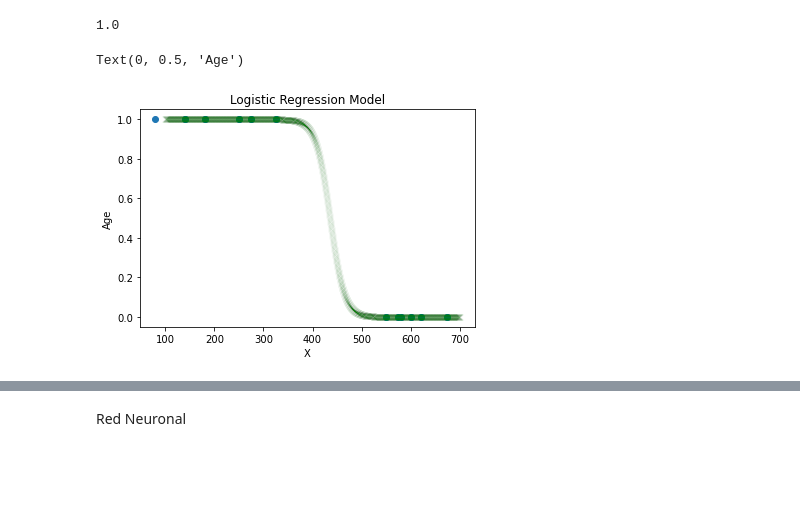
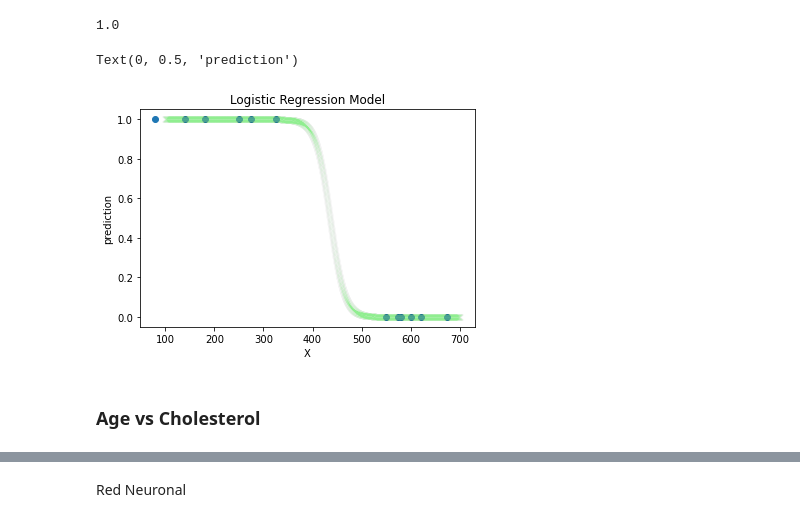
Before and after one commit to 8kta/finalML, a Jupyter notebook: Problema3.ipynb, the cells around one changed output, grey strips where cells are left out. Drawn from its saved outputs; the diff is of its cells as text; code cells hidden in the pictures; blank space fills up the shorter version.

```diff
--- a/Problema3.ipynb
+++ b/Problema3.ipynb
@@ -168,11 +177,13 @@ model.score(x_train, y_train)
 # %%
 W = np.arange(100, 700, 0.1)
 W = W.reshape(-1, 1)
 plt.scatter(colesterol , target)
-plt.scatter(W, model.predict_proba(W)[:,1],marker='x',color='g',linewidth=.008)
+plt.scatter(W, model.predict_proba(W)[:,1],marker='x',color='lightgreen',linewidth=.008)
 plt.title("Logistic Regression Model")
 plt.xlabel('X')
-plt.ylabel('Age')
+plt.ylabel('prediction')
 # %% [output]
-Text(0, 0.5, 'Age')
+Text(0, 0.5, 'prediction')
-[figure, old version]
+[figure, new version]
+# %% [markdown]
+### Age vs Cholesterol
```
Also changed, not shown: parts of 17 cells of this notebook.
